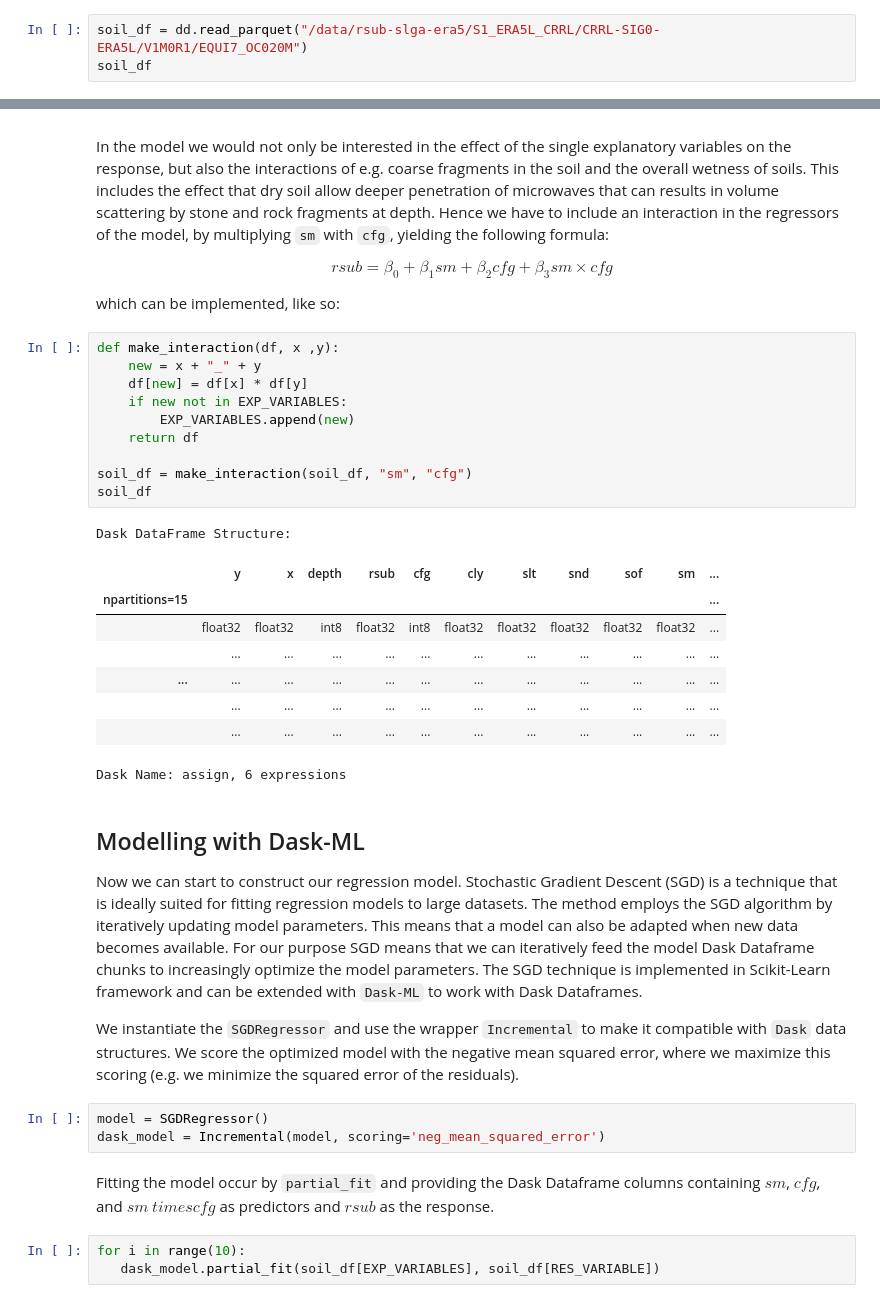
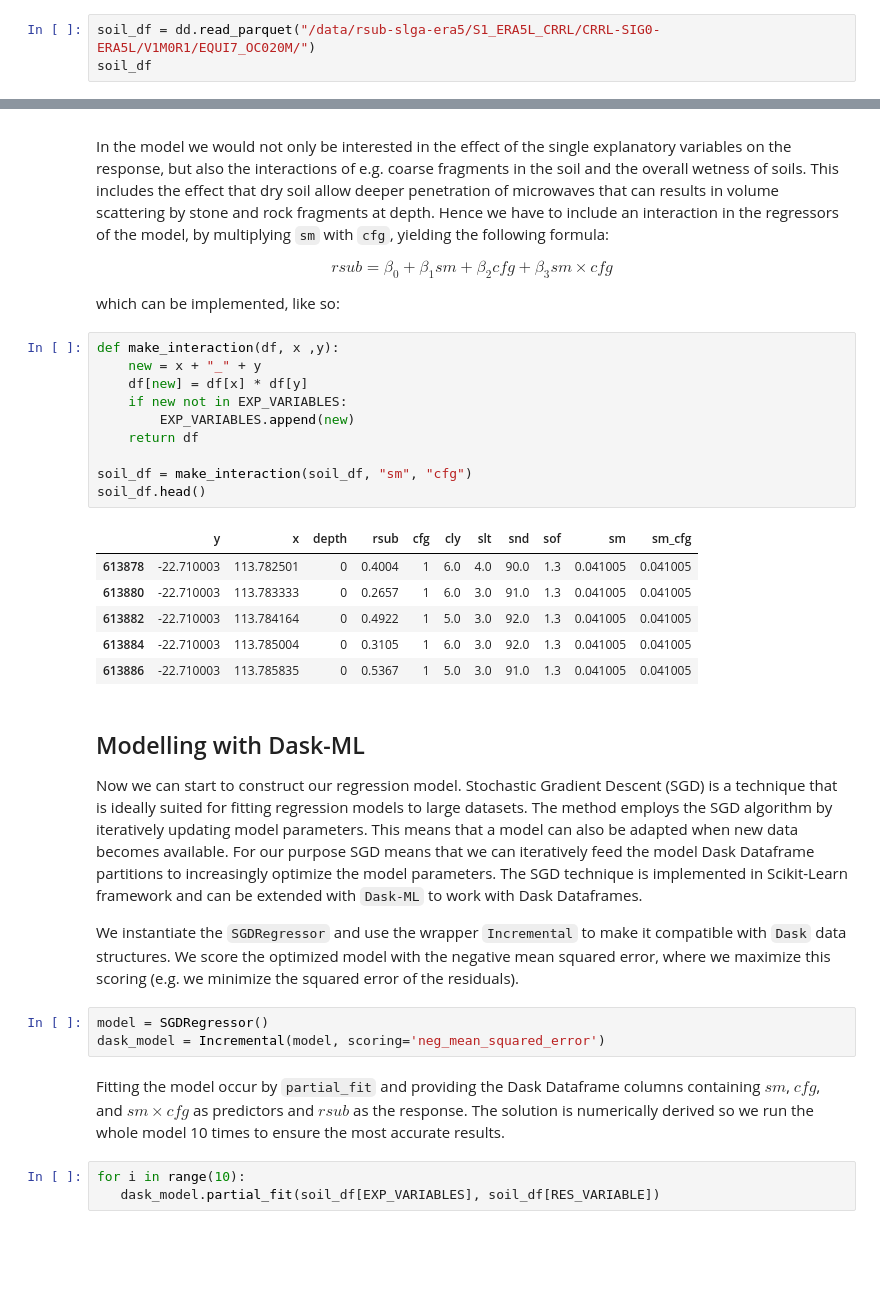
Before and after one commit to MartinSchobben/big_eo_models, a Jupyter notebook: 01_multiple-regression.ipynb, the cells around one changed output, grey strips where cells are left out. Drawn from its saved outputs; the diff is of its cells as text; blank space fills up the shorter version.

```diff
--- a/01_multiple-regression.ipynb
+++ b/01_multiple-regression.ipynb
@@ -32,5 +38,5 @@ This data has already been collected in a Parquet data structure and can be load
 # %%
-soil_df = dd.read_parquet("/data/rsub-slga-era5/S1_ERA5L_CRRL/CRRL-SIG0-ERA5L/V1M0R1/EQUI7_OC020M")
+soil_df = dd.read_parquet("/data/rsub-slga-era5/S1_ERA5L_CRRL/CRRL-SIG0-ERA5L/V1M0R1/EQUI7_OC020M/")
 soil_df
 # %% [output]
 Dask DataFrame Structure:
@@ -166,34 +200,31 @@ which can be implemented, like so:
 # %%
 def make_interaction(df, x ,y):
     new = x + "_" + y
     df[new] = df[x] * df[y]
     if new not in EXP_VARIABLES:
         EXP_VARIABLES.append(new)
     return df
 
 soil_df = make_interaction(soil_df, "sm", "cfg")
-soil_df
+soil_df.head()
 # %% [output]
-Dask DataFrame Structure:
-|  | y | x | depth | rsub | cfg | cly | slt | snd | sof | sm | ... |
-| npartitions=15 |  |  |  |  |  |  |  |  |  |  | ... |
-|  | float32 | float32 | int8 | float32 | int8 | float32 | float32 | float32 | float32 | float32 | ... |
-|  | ... | ... | ... | ... | ... | ... | ... | ... | ... | ... | ... |
-| ... | ... | ... | ... | ... | ... | ... | ... | ... | ... | ... | ... |
-|  | ... | ... | ... | ... | ... | ... | ... | ... | ... | ... | ... |
-|  | ... | ... | ... | ... | ... | ... | ... | ... | ... | ... | ... |
+|  | y | x | depth | rsub | cfg | cly | slt | snd | sof | sm | sm_cfg |
+| 613878 | -22.710003 | 113.782501 | 0 | 0.4004 | 1 | 6.0 | 4.0 | 90.0 | 1.3 | 0.041005 | 0.041005 |
+| 613880 | -22.710003 | 113.783333 | 0 | 0.2657 | 1 | 6.0 | 3.0 | 91.0 | 1.3 | 0.041005 | 0.041005 |
+| 613882 | -22.710003 | 113.784164 | 0 | 0.4922 | 1 | 5.0 | 3.0 | 92.0 | 1.3 | 0.041005 | 0.041005 |
+| 613884 | -22.710003 | 113.785004 | 0 | 0.3105 | 1 | 6.0 | 3.0 | 92.0 | 1.3 | 0.041005 | 0.041005 |
+| 613886 | -22.710003 | 113.785835 | 0 | 0.5367 | 1 | 5.0 | 3.0 | 91.0 | 1.3 | 0.041005 | 0.041005 |
-Dask Name: assign, 6 expressions
 # %% [markdown]
 ## Modelling with Dask-ML
 
-Now we can start to construct our regression model. Stochastic Gradient Descent (SGD) is a technique that is ideally suited for fitting regression models to large datasets. The method employs the SGD algorithm by iteratively updating model parameters. This means that a model can also be adapted when new data becomes available. For our purpose SGD means that we can iteratively feed the model Dask Dataframe chunks to increasingly optimize the model parameters. The SGD technique is implemented in Scikit-Learn framework and can be extended with `Dask-ML` to work with Dask Dataframes.
+Now we can start to construct our regression model. Stochastic Gradient Descent (SGD) is a technique that is ideally suited for fitting regression models to large datasets. The method employs the SGD algorithm by iteratively updating model parameters. This means that a model can also be adapted when new data becomes available. For our purpose SGD means that we can iteratively feed the model Dask Dataframe partitions to increasingly optimize the model parameters. The SGD technique is implemented in Scikit-Learn framework and can be extended with `Dask-ML` to work with Dask Dataframes.
 
 We instantiate the `SGDRegressor` and use the wrapper `Incremental` to make it compatible with `Dask` data structures. We score the optimized model with the negative mean squared error, where we maximize this scoring (e.g. we minimize the squared error of the residuals).
 # %%
 model = SGDRegressor()
 dask_model = Incremental(model, scoring='neg_mean_squared_error')
 # %% [markdown]
-Fitting the model occur by `partial_fit` and providing the Dask Dataframe columns containing $sm$, $cfg$, and $sm \ times cfg$ as predictors and $rsub$ as the response.
+Fitting the model occur by `partial_fit` and providing the Dask Dataframe columns containing $sm$, $cfg$, and $sm \times cfg$ as predictors and $rsub$ as the response. The solution is numerically derived so we run the whole model 10 times to ensure the most accurate results.
 # %%
 for i in range(10):
    dask_model.partial_fit(soil_df[EXP_VARIABLES], soil_df[RES_VARIABLE])
```
Also changed, not shown: parts of 20 cells of this notebook, 1 other file.
